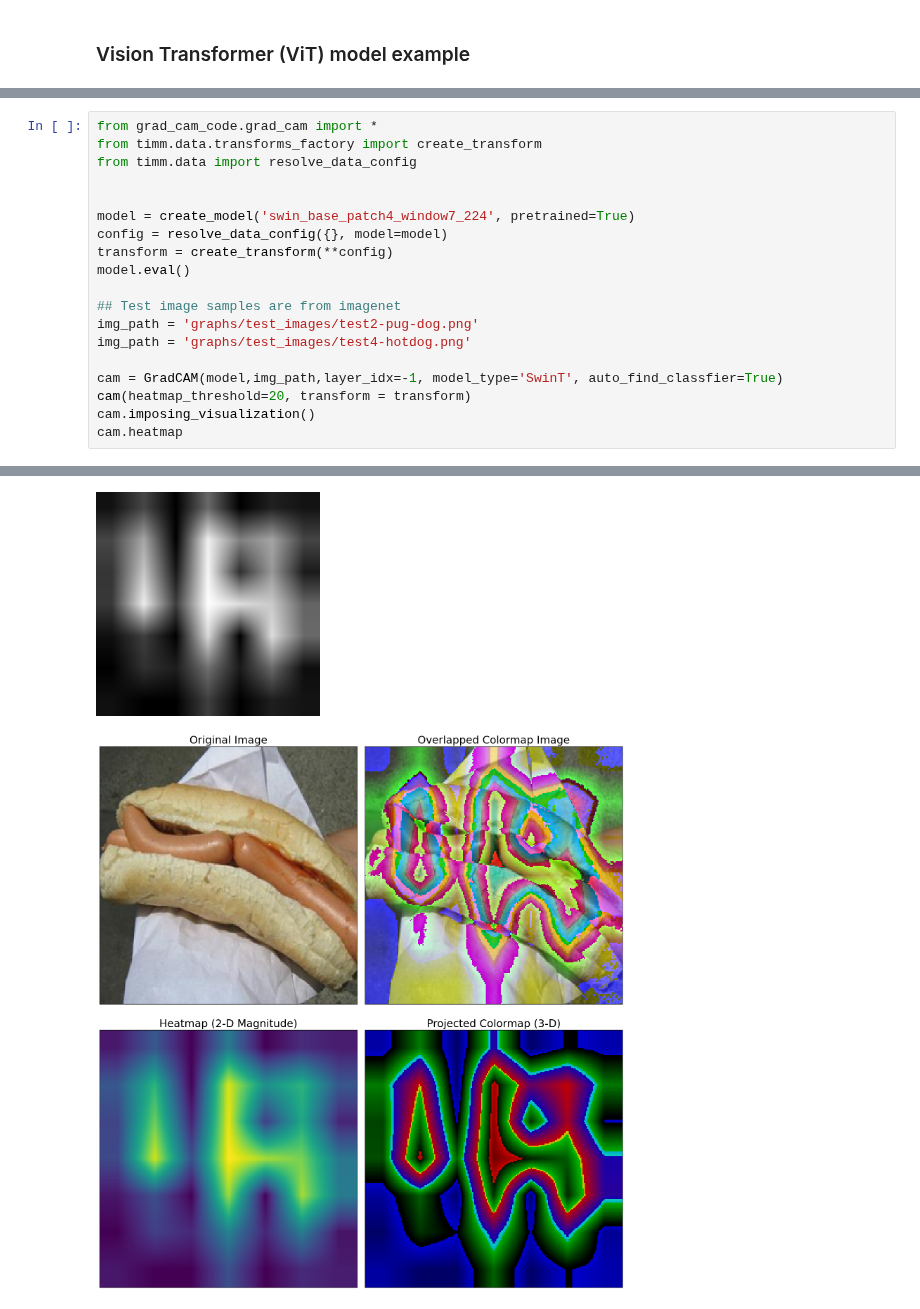
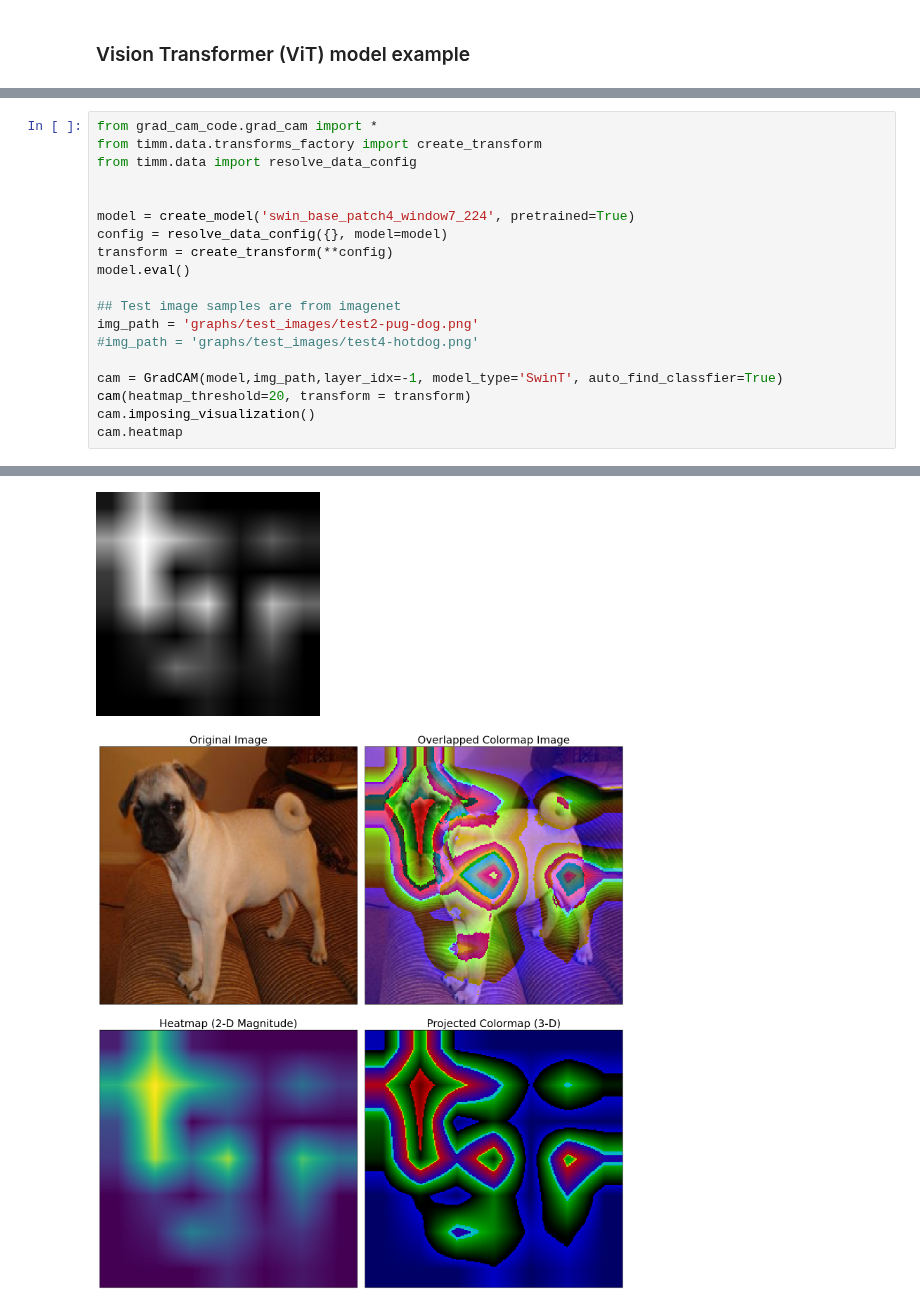
Before and after one commit to TyBruceChen/GradCAM-torch.nn.Module, a Jupyter notebook: test.ipynb, the cells around one changed output, grey strips where cells are left out. Saved outputs shown, nothing was run; the diff lists cells and outputs as text.

```diff
--- a/test.ipynb
+++ b/test.ipynb
@@ -81,7 +84,7 @@ model.eval()
 
 ## Test image samples are from imagenet
 img_path = 'graphs/test_images/test2-pug-dog.png'
-img_path = 'graphs/test_images/test4-hotdog.png'
+#img_path = 'graphs/test_images/test4-hotdog.png'
 
 cam = GradCAM(model,img_path,layer_idx=-1, model_type='SwinT', auto_find_classfier=True)
 cam(heatmap_threshold=20, transform = transform)
@@ -106,3 +110,3 @@ Maximum pixel value of heatmap is 0.543161928653717
 jet_color shape: (256, 3)
-[figure, old version]
+[figure, new version]
-[figure, old version]
+[figure, new version]
```
Also changed, not shown: parts of 3 cells of this notebook, 4 other files.
